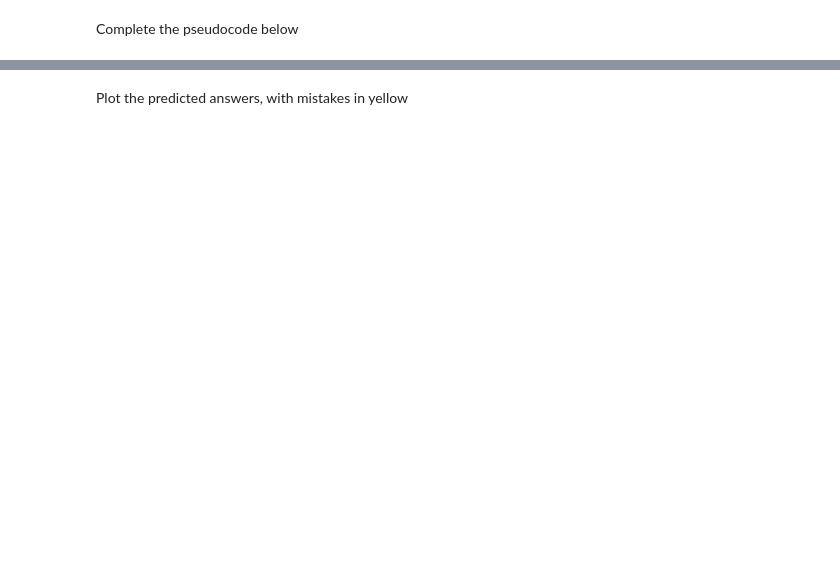
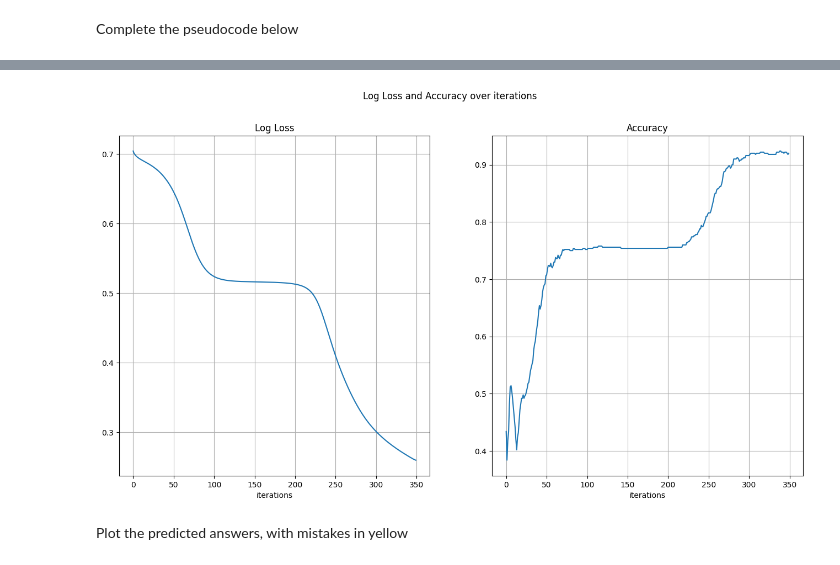
Before and after one commit to 3R3NY34G3R/CPE313---Advanced-Machine-Learning-and-Deep-Learning, a Jupyter notebook: Hands-on Activity 1.1 - Neural Networks.ipynb, the cells around one changed output, grey strips where cells are left out. Drawn from its saved outputs; the diff is of its cells as text; code cells hidden in the pictures; blank space fills up the shorter version.

```diff
--- a/Hands-on Activity 1.1 - Neural Networks.ipynb
+++ b/Hands-on Activity 1.1 - Neural Networks.ipynb
@@ -614,25 +654,28 @@ def plot_loss_accuracy(loss_vals, accuracies):
 # %% [markdown]
 Complete the pseudocode below
 # %%
-#### Initialize the network parameters
+np.random.seed(1241)
+x_mat = x_mat_full
+y = y
 
-np.random.seed(1241)
+W_1 = np.random.randn(x_mat.shape[1], 5)
+W_2 = np.random.randn(5)
 
-W_1 =
-W_2 =
-num_iter =
-learning_rate =
-x_mat = x_mat_full
-
+num_iter = 350
+learning_rate = 0.01
 
 loss_vals, accuracies = [], []
 for i in range(num_iter):
-    ### Do a forward computation, and get the gradient
+    y_pred, (grad_W1, grad_W2) = forward_pass(W_1, W_2)
+    W_1 -= learning_rate * grad_W1
+    W_2 -= learning_rate * grad_W2
+    loss = loss_fn(y, y_pred)
+    acc = np.mean((y_pred >= 0.5) == y)
+    loss_vals.append(loss)
+    accuracies.append(acc)
+    if i % 50 == 0:
+        print(f"Iteration {i}: Loss={loss:.4f}, Accuracy={acc:.4f}")
 
-    ## Update the weight matrices
-
-    ### Compute the loss and accuracy
-
-    ## Print the loss and accuracy for every 200th iteration
-
+# plot after training
 plot_loss_accuracy(loss_vals, accuracies)
+# %% [output]
@@ -639,3 +689,4 @@ plot_loss_accuracy(loss_vals, accuracies)
+[figure, added]
 # %% [markdown]
 Plot the predicted answers, with mistakes in yellow
 # %%
```
Also changed, not shown: parts of 12 cells of this notebook, 1 other file.
